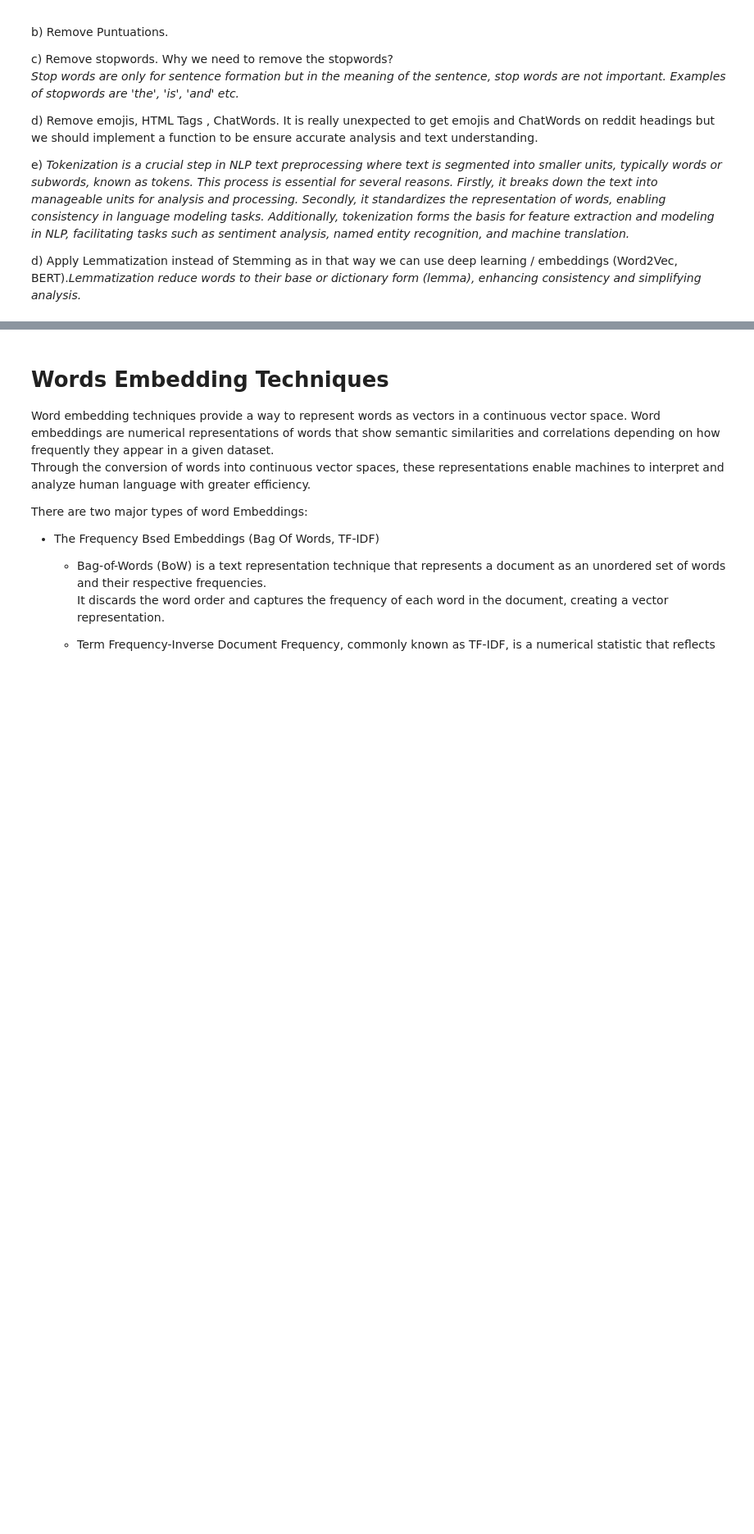
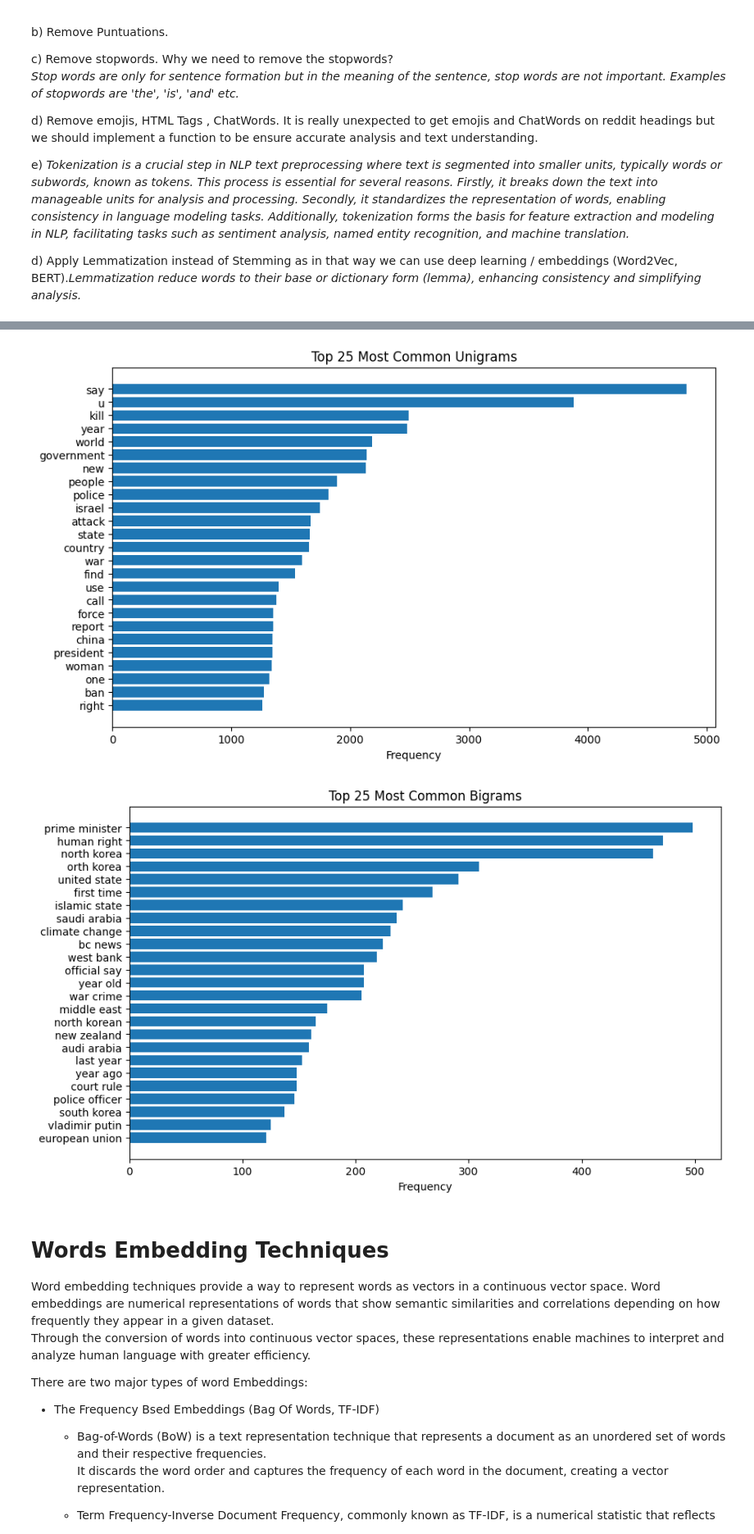
Before and after one commit to CharalamposZisis/Daily-News-for-Stock-Market-Prediction, a Jupyter notebook: main.ipynb, the cells around one changed output, grey strips where cells are left out. Shown at 82% size. Cells and saved outputs as stored; diff of their text form; code cells hidden in the pictures; blank space fills up the shorter version.

```diff
--- a/main.ipynb
+++ b/main.ipynb
@@ -43,3 +52,5 @@ We have an almost equal class balance in the whole dataset.
+# %%
+df = df.drop('headlines', axis=1)
 # %%
 df.isnull().sum()
 # %% [output]
@@ -227,3 +236,49 @@ clean_data(df)
+# %%
+from itertools import chain
+
+# Clean the data
+df_clean = clean_data(df)
+
+# Combine all tokens from text columns
+all_tokens = list(
+    chain.from_iterable(
+        df_clean[df_clean.columns[2:27]].values.flatten()
+    )
+)
+
+# Remove empty tokens just in case
+all_tokens = [t for t in all_tokens if isinstance(t, str)]
+from collections import Counter
+import matplotlib.pyplot as plt
+
+unigram_freq = Counter(all_tokens)
+top_25_unigrams = unigram_freq.most_common(25)
+
+words, counts = zip(*top_25_unigrams)
+
+plt.figure(figsize=(10, 6))
+plt.barh(words[::-1], counts[::-1])
+plt.title("Top 25 Most Common Unigrams")
+plt.xlabel("Frequency")
+plt.show()
+from nltk.util import bigrams
+
+bigram_tokens = list(bigrams(all_tokens))
+bigram_freq = Counter(bigram_tokens)
+
+top_25_bigrams = bigram_freq.most_common(25)
+
+bigrams_words = [' '.join(b) for b, _ in top_25_bigrams]
+bigram_counts = [count for _, count in top_25_bigrams]
+
+plt.figure(figsize=(10, 6))
+plt.barh(bigrams_words[::-1], bigram_counts[::-1])
+plt.title("Top 25 Most Common Bigrams")
+plt.xlabel("Frequency")
+plt.show()
+# %% [output]
+[figure, added]
+[figure, added]
 # %% [markdown]
 # Words Embedding Techniques
 Word embedding techniques provide a way to represent words as vectors in a continuous vector space. Word embeddings are numerical representations of words that show semantic similarities and correlations depending on how frequently they appear in a given dataset.<br> Through the conversion of words into continuous vector spaces, these representations enable machines to interpret and analyze human language with greater efficiency.
```
Also changed, not shown: parts of 22 cells of this notebook, 1 other file.
